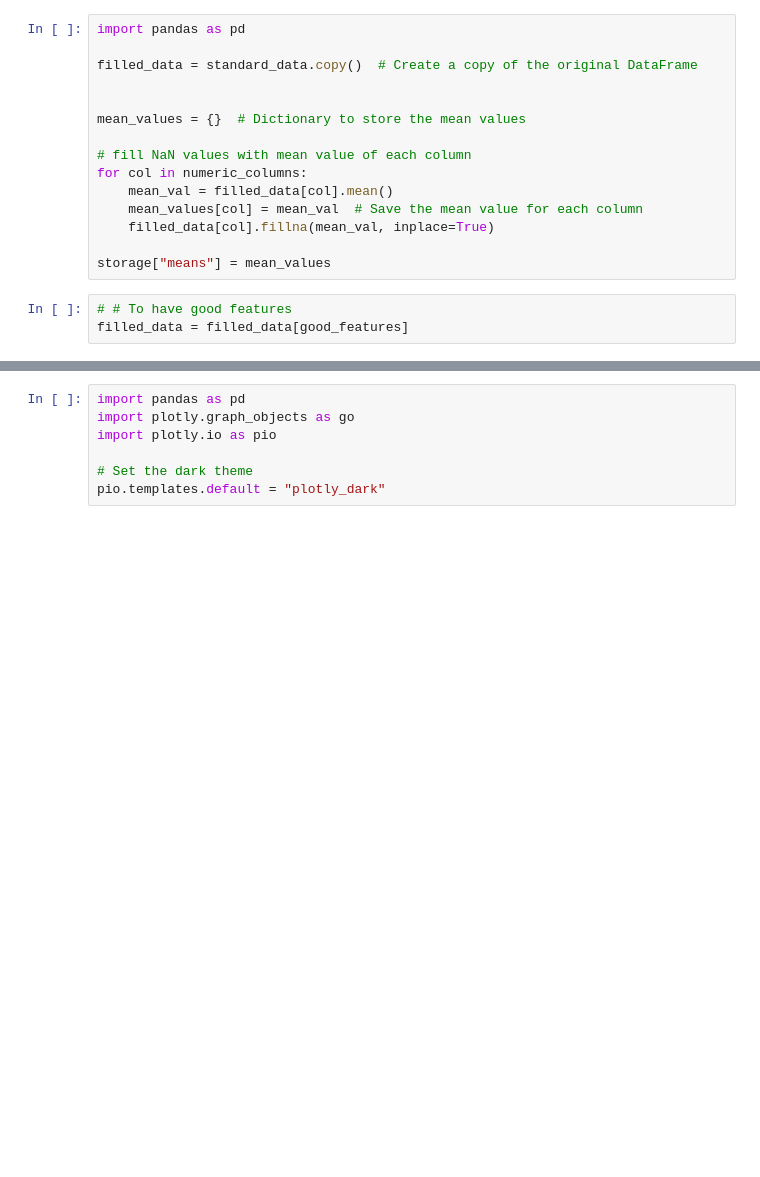
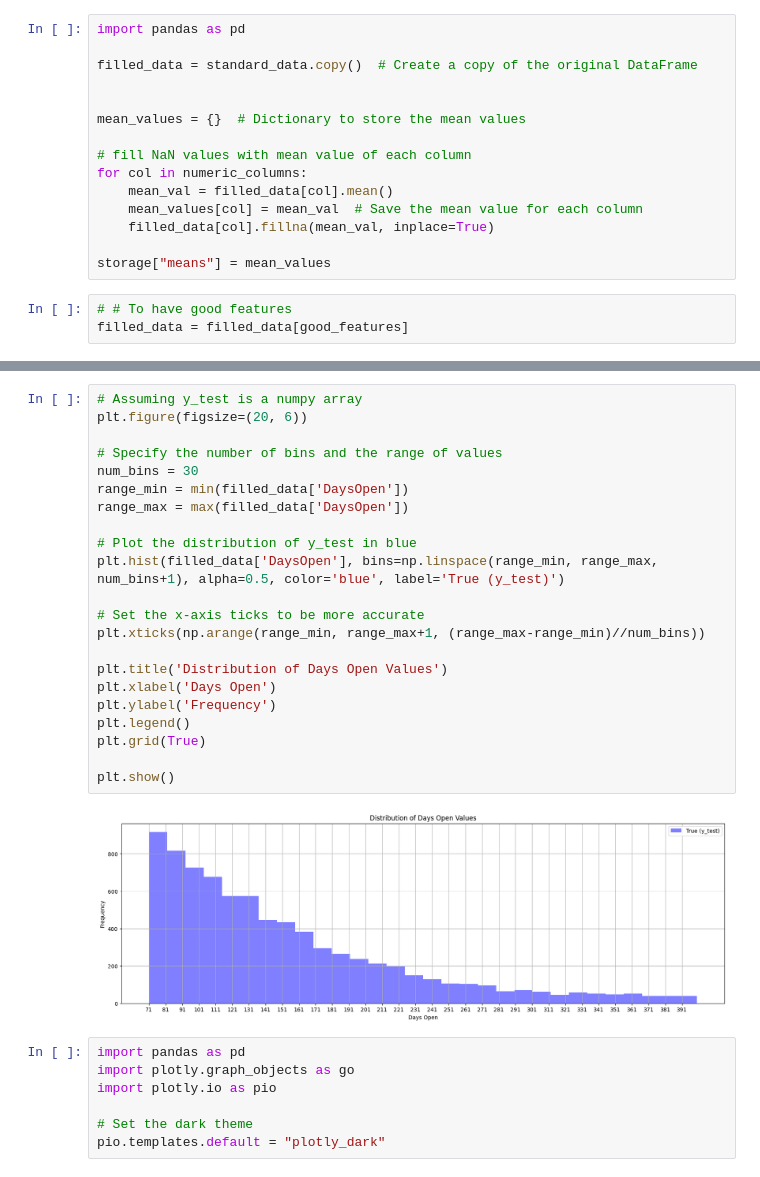
Before and after one commit to mmgh900/days-open-rnn, a Jupyter notebook: days_open_cnn.ipynb, the cells around one changed output, grey strips where cells are left out. Drawn from its saved outputs; the diff is of its cells as text; blank space fills up the shorter version.

```diff
--- a/days_open_cnn.ipynb
+++ b/days_open_cnn.ipynb
@@ -255,3 +294,27 @@ plt.show()
+# %%
+# Assuming y_test is a numpy array
+plt.figure(figsize=(20, 6))
+
+# Specify the number of bins and the range of values
+num_bins = 30
+range_min = min(filled_data['DaysOpen'])
+range_max = max(filled_data['DaysOpen'])
+
+# Plot the distribution of y_test in blue
+plt.hist(filled_data['DaysOpen'], bins=np.linspace(range_min, range_max, num_bins+1), alpha=0.5, color='blue', label='True (y_test)')
+
+# Set the x-axis ticks to be more accurate
+plt.xticks(np.arange(range_min, range_max+1, (range_max-range_min)//num_bins))
+
+plt.title('Distribution of Days Open Values')
+plt.xlabel('Days Open')
+plt.ylabel('Frequency')
+plt.legend()
+plt.grid(True)
+
+plt.show()
+# %% [output]
+[figure, added]
 # %%
 import pandas as pd
 import plotly.graph_objects as go
```
Also changed, not shown: parts of 26 cells of this notebook, 3 other files.
